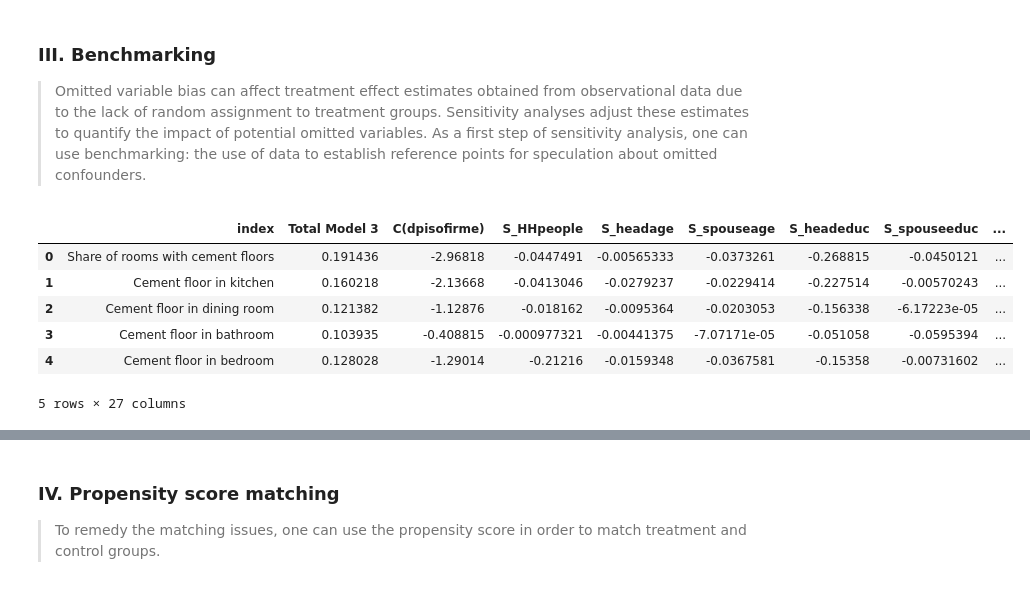
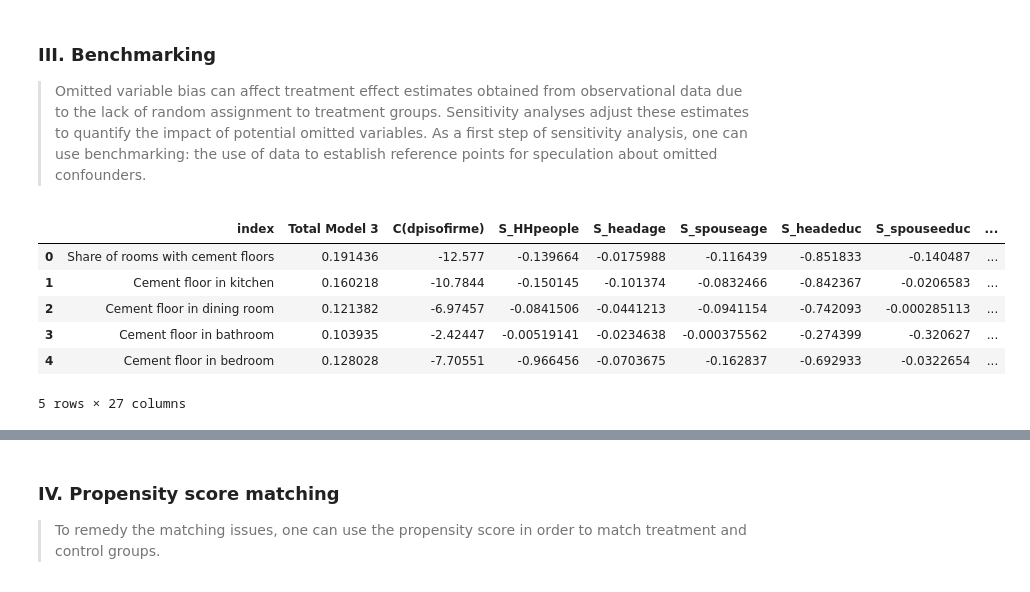
Before and after one commit to epfl-ada/ada-2020-project-milestone-p3-p3_greenlight, a Jupyter notebook: Creative_Extension.ipynb, the cells around one changed output, grey strips where cells are left out. Cells and saved outputs as stored; diff of their text form; code cells hidden in the pictures.

```diff
--- a/Creative_Extension.ipynb
+++ b/Creative_Extension.ipynb
@@ -136,39 +136,39 @@ mod_regressors = ['C(dpisofirme)', 'S_HHpeople', 'S_headage','S_spouseage','S_he
 model3 = 'C(dpisofirme) + S_HHpeople + S_headage + S_spouseage + \
                      S_headeduc + S_spouseeduc + S_dem1 + S_dem2 + S_dem3 + S_dem4 + S_dem5 + S_dem6 + S_dem7 \
                      + S_dem8 + C(S_waterland) + C(S_waterhouse) + C(S_electricity) + C(S_hasanimals) + \
                      C(S_animalsinside) + C(S_garbage) + S_washhands + S_cashtransfers + C(S_milkprogram) +\
                      C(S_foodprogram) + C(S_seguropopular)'
 
 for i in range(0,5):
 
     # Declaring Model
     mod = smf.ols(formula = mod_variables[i] + ' ~ ' + model3, data = household_data)
 
     # Fitting Model
     np.random.seed(2)
     res = mod.fit(cov_type = 'cluster', cov_kwds={'groups': household_data['idcluster']})
     R2 = res.rsquared
     R2_df['Total Model 3'].iloc[i] = R2
 
     for j in range(len(mod_regressors)):
 
         # Declaring the Model
         mod = smf.ols(formula = mod_variables[i] + ' ~ ' + create_mod_str(mod_regressors,j), data = household_data)
 
         # Fitting Model
         np.random.seed(2)
         res = mod.fit(cov_type = 'cluster', cov_kwds={'groups': household_data['idcluster']})
         R2 = res.rsquared
-        R2_df[mod_regressors[j]].iloc[i] = 100*((1-np.square(R2_df['Total Model 3'].iloc[i]))-(1-np.square(R2)))/(1-np.square(R2_df['Total Model 3'].iloc[i]))
+        R2_df[mod_regressors[j]].iloc[i] = 100*((1-R2_df['Total Model 3'].iloc[i])-(1-R2))/(1-R2_df['Total Model 3'].iloc[i])
 
 R2_df
 # %% [output]
 |  | index | Total Model 3 | C(dpisofirme) | S_HHpeople | S_headage | S_spouseage | S_headeduc | S_spouseeduc | ... |
-| 0 | Share of rooms with cement floors | 0.191436 | -2.96818 | -0.0447491 | -0.00565333 | -0.0373261 | -0.268815 | -0.0450121 | ... |
-| 1 | Cement floor in kitchen | 0.160218 | -2.13668 | -0.0413046 | -0.0279237 | -0.0229414 | -0.227514 | -0.00570243 | ... |
-| 2 | Cement floor in dining room | 0.121382 | -1.12876 | -0.018162 | -0.0095364 | -0.0203053 | -0.156338 | -6.17223e-05 | ... |
-| 3 | Cement floor in bathroom | 0.103935 | -0.408815 | -0.000977321 | -0.00441375 | -7.07171e-05 | -0.051058 | -0.0595394 | ... |
-| 4 | Cement floor in bedroom | 0.128028 | -1.29014 | -0.21216 | -0.0159348 | -0.0367581 | -0.15358 | -0.00731602 | ... |
+| 0 | Share of rooms with cement floors | 0.191436 | -12.577 | -0.139664 | -0.0175988 | -0.116439 | -0.851833 | -0.140487 | ... |
+| 1 | Cement floor in kitchen | 0.160218 | -10.7844 | -0.150145 | -0.101374 | -0.0832466 | -0.842367 | -0.0206583 | ... |
+| 2 | Cement floor in dining room | 0.121382 | -6.97457 | -0.0841506 | -0.0441213 | -0.0941154 | -0.742093 | -0.000285113 | ... |
+| 3 | Cement floor in bathroom | 0.103935 | -2.42447 | -0.00519141 | -0.0234638 | -0.000375562 | -0.274399 | -0.320627 | ... |
+| 4 | Cement floor in bedroom | 0.128028 | -7.70551 | -0.966456 | -0.0703675 | -0.162837 | -0.692933 | -0.0322654 | ... |
 5 rows × 27 columns
 # %%
 from plotly import graph_objs as go
```
